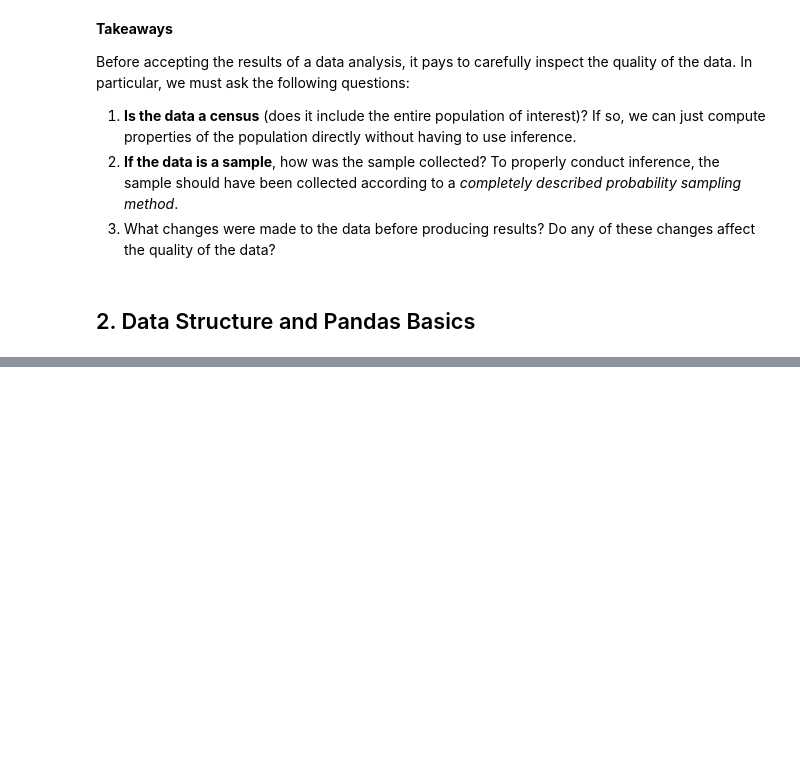
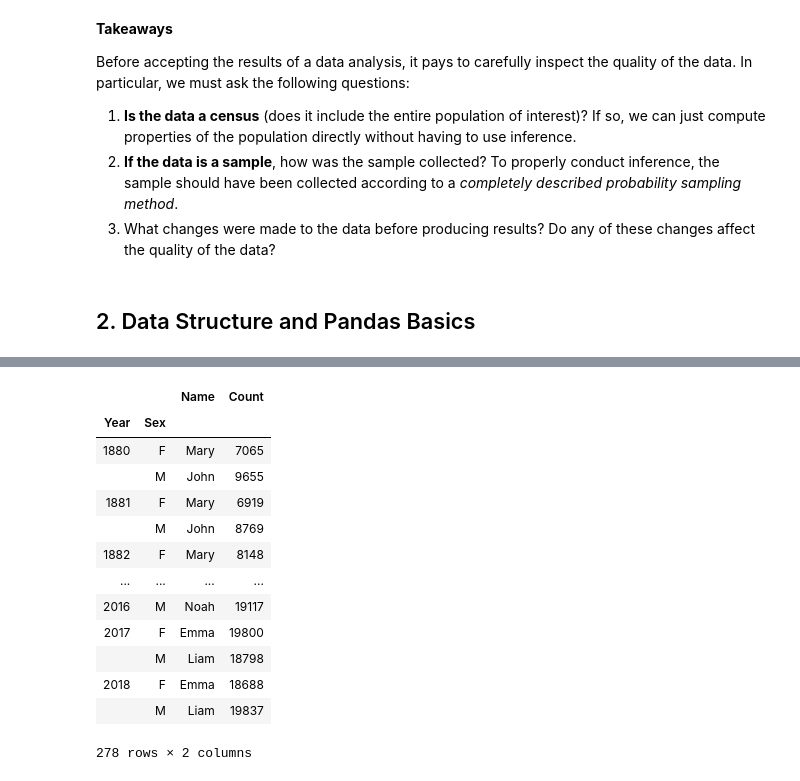
Before and after one commit to shiyangni/DataScienceForAdam, a Jupyter notebook: DataCleaning&EDA/DataDesign&PandasBasic.ipynb, the cells around one changed output, grey strips where cells are left out. Drawn from its saved outputs; the diff is of its cells as text; code cells hidden in the pictures; blank space fills up the shorter version.

```diff
--- a/DataCleaning&EDA/DataDesign&PandasBasic.ipynb
+++ b/DataCleaning&EDA/DataDesign&PandasBasic.ipynb
@@ -106,0 +182,19 @@ DataScience_LifeCycleOverview.ipynb
+# %%
+
+baby.groupby(["Year", "Sex"]).agg(most_popular)
+baby.groupby(["Year", "Sex"]).first()
+# %% [output]
+|  |  | Name | Count |
+| Year | Sex |  |  |
+| 1880 | F | Mary | 7065 |
+|  | M | John | 9655 |
+| 1881 | F | Mary | 6919 |
+|  | M | John | 8769 |
+| 1882 | F | Mary | 8148 |
+| ... | ... | ... | ... |
+| 2016 | M | Noah | 19117 |
+| 2017 | F | Emma | 19800 |
+|  | M | Liam | 18798 |
+| 2018 | F | Emma | 18688 |
+|  | M | Liam | 19837 |
+278 rows × 2 columns
```
Also changed, not shown: parts of 12 cells of this notebook, 8 other files.
